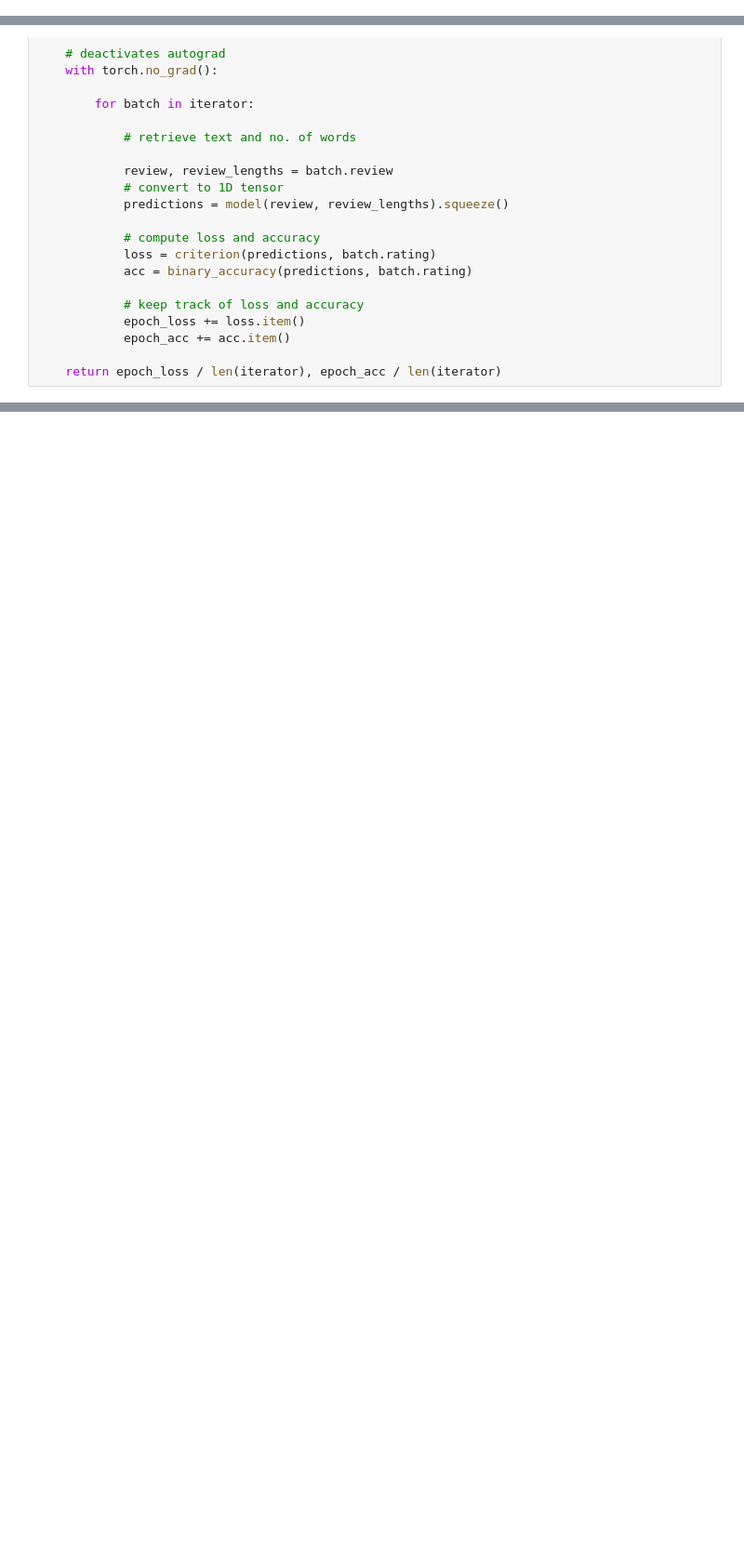
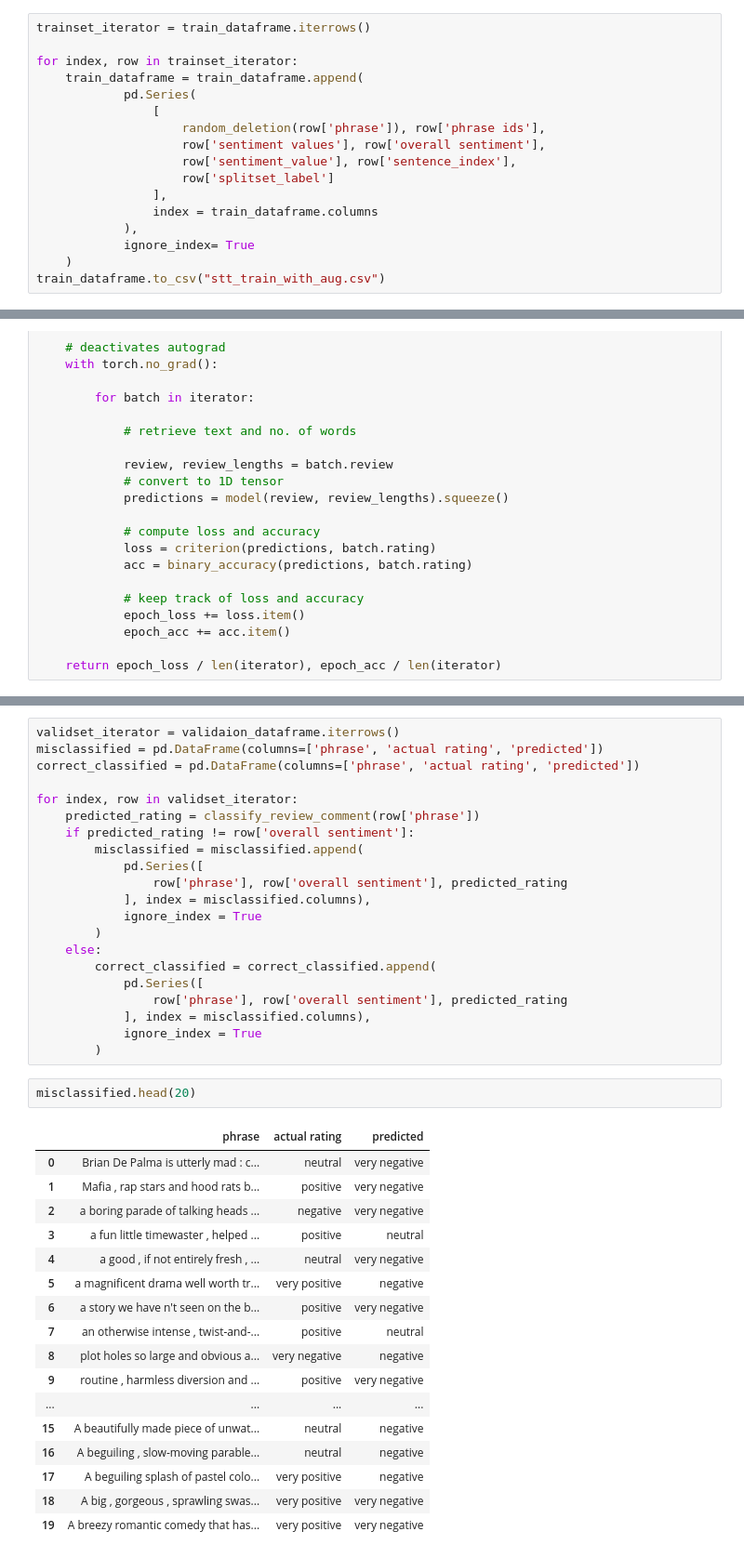
Before and after one commit to nikshrimali/TSAI_END2_Phase1, a Jupyter notebook: RottenTomatoesReviewAnalysis.ipynb, the cells around one changed output, grey strips where cells are left out. Shown at 93% size. Drawn from its saved outputs; the diff is of its cells as text; blank space fills up the shorter version.

```diff
--- a/RottenTomatoesReviewAnalysis.ipynb
+++ b/RottenTomatoesReviewAnalysis.ipynb
@@ -116,3 +111,20 @@ To do so, we'll be using the following augmentations:
 Note : I modified the train csv file from google sheets to perform back translation as google translate api limits only 500 translations per day. The main motivation to read data from csv is because of this fact only.
 # %% [markdown]
 ### Reading the dataset from csv files (because that's what heroes do)
+# %%
+trainset_iterator = train_dataframe.iterrows()
+
+for index, row in trainset_iterator:
+    train_dataframe = train_dataframe.append(
+            pd.Series(
+                [
+                    random_deletion(row['phrase']), row['phrase ids'],
+                    row['sentiment values'], row['overall sentiment'],
+                    row['sentiment_value'], row['sentence_index'],
+                    row['splitset_label']
+                ],
+                index = train_dataframe.columns
+            ),
+            ignore_index= True
+    )
+train_dataframe.to_csv("stt_train_with_aug.csv")
@@ -458,0 +418,41 @@ Translating to latin
+# %%
+validset_iterator = validaion_dataframe.iterrows()
+misclassified = pd.DataFrame(columns=['phrase', 'actual rating', 'predicted'])
+correct_classified = pd.DataFrame(columns=['phrase', 'actual rating', 'predicted'])
+
+for index, row in validset_iterator:
+    predicted_rating = classify_review_comment(row['phrase'])
+    if predicted_rating != row['overall sentiment']:
+        misclassified = misclassified.append(
+            pd.Series([
+                row['phrase'], row['overall sentiment'], predicted_rating
+            ], index = misclassified.columns),
+            ignore_index = True
+        )
+    else:
+        correct_classified = correct_classified.append(
+            pd.Series([
+                row['phrase'], row['overall sentiment'], predicted_rating
+            ], index = misclassified.columns),
+            ignore_index = True
+        )
+# %%
+misclassified.head(20)
+# %% [output]
+|  | phrase | actual rating | predicted |
+| 0 | Brian De Palma is utterly mad : c... | neutral | very negative |
+| 1 | Mafia , rap stars and hood rats b... | positive | very negative |
+| 2 | a boring parade of talking heads ... | negative | very negative |
+| 3 | a fun little timewaster , helped ... | positive | neutral |
+| 4 | a good , if not entirely fresh , ... | neutral | very negative |
+| 5 | a magnificent drama well worth tr... | very positive | negative |
+| 6 | a story we have n't seen on the b... | positive | very negative |
+| 7 | an otherwise intense , twist-and-... | positive | neutral |
+| 8 | plot holes so large and obvious a... | very negative | negative |
+| 9 | routine , harmless diversion and ... | positive | very negative |
+| ... | ... | ... | ... |
+| 15 | A beautifully made piece of unwat... | neutral | negative |
+| 16 | A beguiling , slow-moving parable... | neutral | negative |
+| 17 | A beguiling splash of pastel colo... | very positive | negative |
+| 18 | A big , gorgeous , sprawling swas... | very positive | very negative |
+| 19 | A breezy romantic comedy that has... | very positive | very negative |
```
Also changed, not shown: parts of 13 cells of this notebook, 9 other files.
